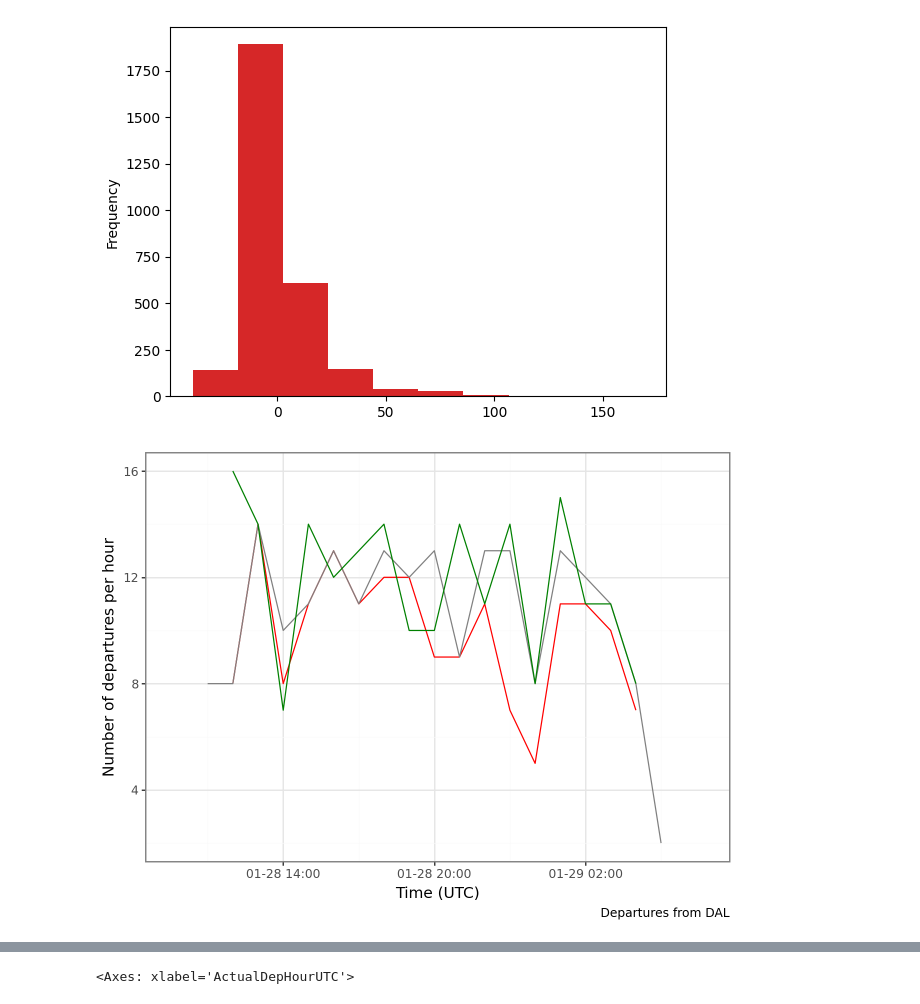
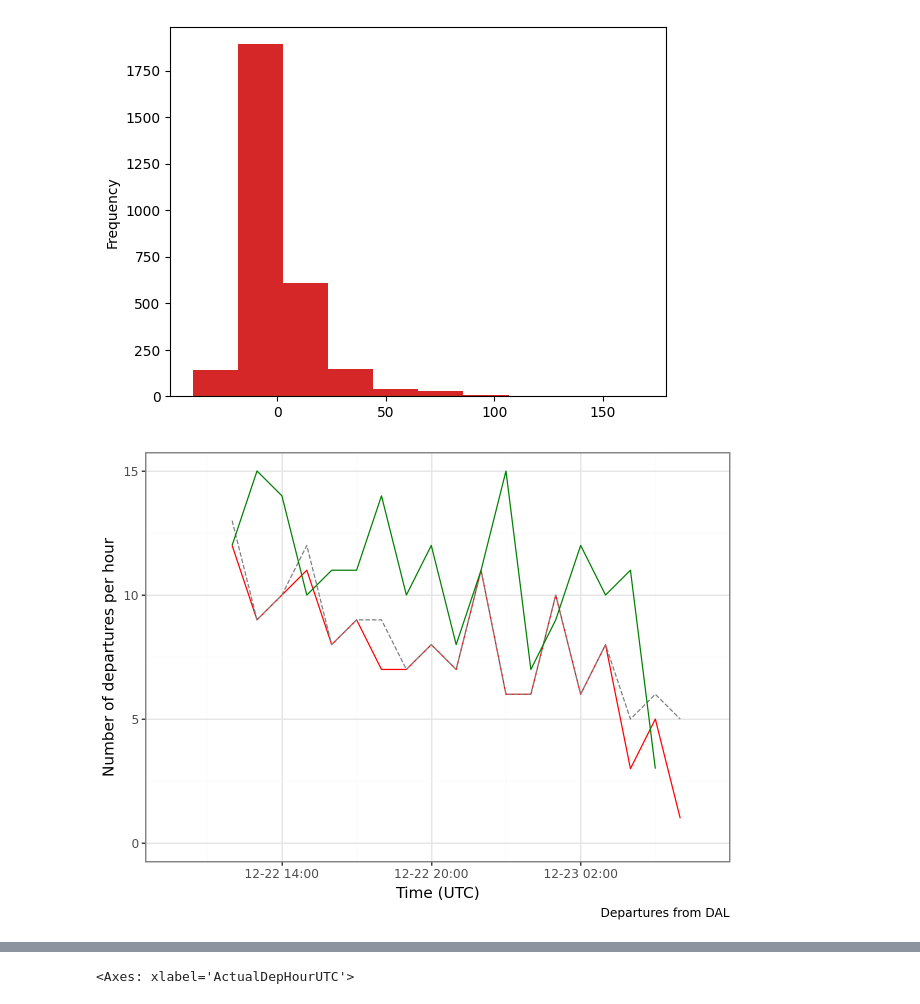
Before and after one commit to broad-well/recovair-abm, a Jupyter notebook: validation/compare_outcomes_once.ipynb, the cells around one changed output, grey strips where cells are left out. Drawn from its saved outputs; the diff is of its cells as text; code cells hidden in the pictures.

Commit message:
Tweak throughput graphs, add comprehensive duplicate tests to CSSM

```diff
--- a/validation/compare_outcomes_once.ipynb
+++ b/validation/compare_outcomes_once.ipynb
@@ -6,13 +6,13 @@ from plotnine import *
 actual_2024 = co.prep_bts('2024-01-28', '2024-01-28', '../db/truth/T_ONTIME_REPORTING_2024.csv')
 actual_2024.reset_index(names='id', inplace=True)
 # %%
-def prep_intro_comp(csv_location: str):
+def prep_intro_comp(actual: pd.DataFrame, csv_location: str):
     sim = pd.read_csv(csv_location)
     sim['arr_time'] = pd.to_datetime(sim['arr_time'], utc=True)
     sim['sched_arr'] = pd.to_datetime(sim['sched_arr'], utc=True)
     sim['sched_dep'] = pd.to_datetime(sim['sched_dep'], utc=True)
     sim['dep_time'] = pd.to_datetime(sim['dep_time'], utc=True)
-    comp = co.OutcomeComparison(actual_2024, sim)
+    comp = co.OutcomeComparison(actual, sim)
     print(f'-- intro to {csv_location} --')
     print('otp', comp.compare_otp())
     print('delay', comp.compare_total_delay())
@@ -49,9 +49,9 @@ flight hours {'actual': 8028.033333333334, 'sim': 7685.05}
 actual_2022 = co.prep_bts('2022-12-22', '2022-12-22', '../db/truth/T_ONTIME_REPORTING_2022.csv')
 actual_2022.reset_index(names='id', inplace=True)
 # %%
-comp2022 = prep_intro_comp(f'../results-2022-12-22-flights.csv')
-comp2022_nodisrupt = prep_intro_comp(f'../results-2022-12-22-nodisrupt-flights.csv')
-comp2022_dfs = prep_intro_comp(f'../results-2022-12-22-aircraftdfs-flights.csv')
-comp2022_dfs_nodisrupt = prep_intro_comp(f'../results-2022-12-22-nodisrupt-aircraftdfs-flights.csv')
+comp2022 = prep_intro_comp(actual_2022, '../results-2022-12-22-flights.csv')
+comp2022_nodisrupt = prep_intro_comp(actual_2022, '../results-2022-12-22-nodisrupt-flights.csv')
+comp2022_dfs = prep_intro_comp(actual_2022, '../results-2022-12-22-aircraftdfs-flights.csv')
+comp2022_dfs_nodisrupt = prep_intro_comp(actual_2022, '../results-2022-12-22-nodisrupt-aircraftdfs-flights.csv')
 # %% [output]
 -- intro to ../results-2022-12-22-flights.csv --
@@ -435,7 +435,7 @@ def compare_dep_throughput_toggling_disruptions(actual: pd.DataFrame, simulated:
         .groupby(pd.Grouper(key='dep_time', freq='1h'))['origin'].count().reset_index()
     return co.pn.ggplot() + \
         co.pn.geom_line(sim_buckets, co.pn.aes(x='dep_time', y='origin'), color='red') + \
-        co.pn.geom_line(act_buckets, co.pn.aes(x='dep_time', y='ORIGIN'), color='gray') + \
+        co.pn.geom_line(act_buckets, co.pn.aes(x='dep_time', y='ORIGIN'), color='gray', linetype='dashed') + \
         co.pn.geom_line(sim_nodisrupt_buckets, co.pn.aes(x='dep_time', y='origin'), color='green') + \
         co.pn.theme_bw() + \
         co.pn.labs(x='Time (UTC)', y='Number of departures per hour', caption='Departures from ' + airport) + \
@@ -451,7 +451,7 @@ def compare_arr_throughput_toggling_disruptions(actual: pd.DataFrame, simulated:
         .groupby(pd.Grouper(key='arr_time', freq='1h'))['origin'].count().reset_index()
     return co.pn.ggplot() + \
         co.pn.geom_line(sim_buckets, co.pn.aes(x='arr_time', y='origin'), color='red') + \
-        co.pn.geom_line(act_buckets, co.pn.aes(x='arr_time', y='ORIGIN'), color='gray') + \
+        co.pn.geom_line(act_buckets, co.pn.aes(x='arr_time', y='ORIGIN'), color='gray', linetype='dashed') + \
         co.pn.geom_line(sim_nodisrupt_buckets, co.pn.aes(x='arr_time', y='origin'), color='green') + \
         co.pn.theme_bw() + \
         co.pn.labs(x='Time (UTC)', y='Number of arrivals per hour', caption='Arrivals to ' + airport) + \
@@ -562,9 +495,9 @@ plt.show()
 # %% [output]
 [figure]
 # %%
-compare_dep_throughput_toggling_disruptions(comp2024.actual, comp2024.simulated, comp2024_nodisrupt.simulated, 'DAL')
+compare_dep_throughput_toggling_disruptions(comp2022.actual, comp2022.simulated, comp2022_nodisrupt.simulated, 'DAL')
 # %% [output]
-[figure, old version]
+[figure, new version]
 # %%
 for focus in ['DEN', 'HOU', 'MDW', 'MCO']:
     # co.pn.ggsave(compare_arr_throughput(comp, focus), f'plots/2022-nodisrupt-{focus}-arr-throughput.pdf', width=4, height=3)
```
Also changed, not shown: parts of 7 cells of this notebook, 1 other file.
